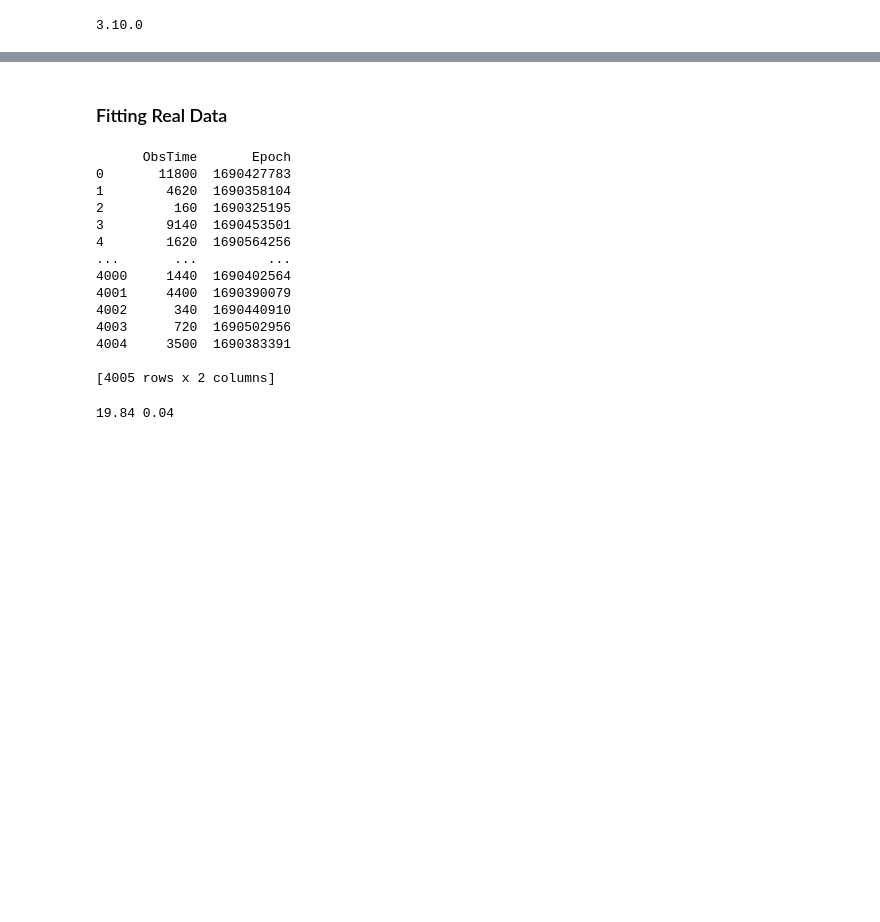
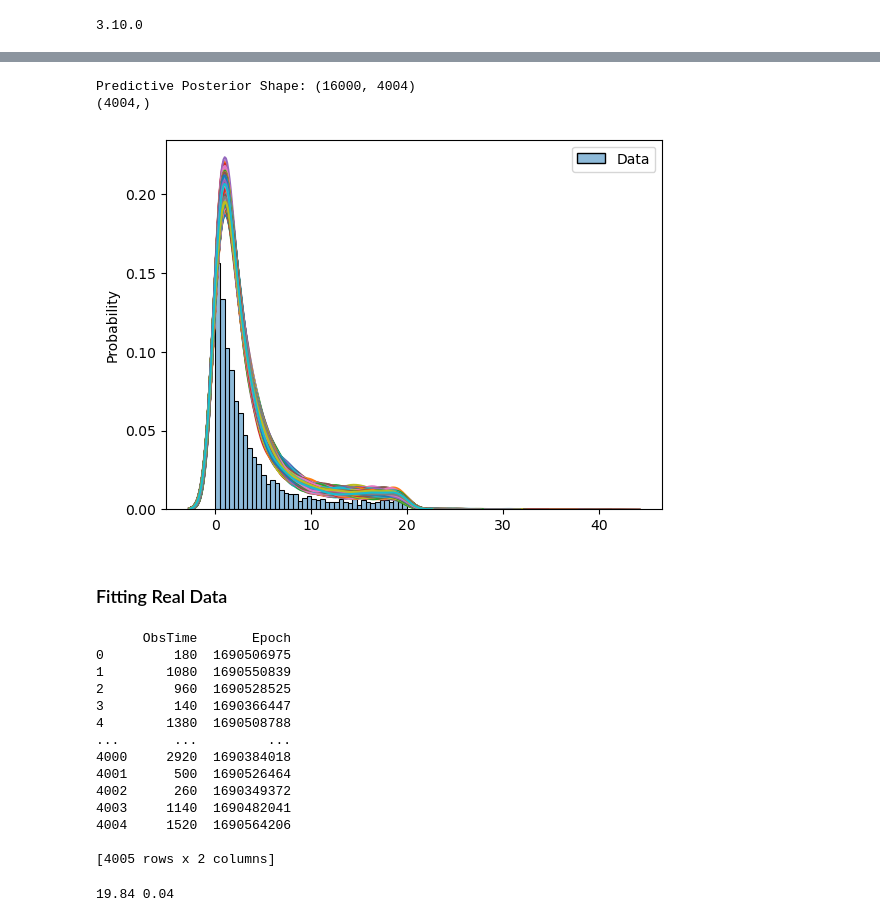
Before and after one commit to NightHydra/CognitiveModelingHomework, a Jupyter notebook: Project/muonPhysics.ipynb, the cells around one changed output, grey strips where cells are left out. Saved outputs shown, nothing was run; the diff lists cells and outputs as text; code cells hidden in the pictures; blank space fills up the shorter version.

```diff
--- a/Project/muonPhysics.ipynb
+++ b/Project/muonPhysics.ipynb
@@ -200,3 +176,26 @@ Text(0.5, 0, 'Estimated Decay Times ($\\mu s$)')
+# %%
+# Predictive Posterior
+pred_tau = 1/fit["lambda"][0]
+pred_w = fit["w"][0]
+
+pred_posterior = []
+
+for i in range(pred_tau.shape[0]):
+    pred_posterior.append(gen_data([pred_tau[i]], pred_w[i], 4004).astype(np.float64) * 10**(-3))
+
+pred_posterior = np.array(pred_posterior)
+print(f"Predictive Posterior Shape: {pred_posterior.shape}")
+
+# ax = sns.histplot({'Data': tau_distribution_synth}, kde=True, stat='probability')
+ax = sns.histplot({'Data': synth_data}, stat='probability')
+print(pred_posterior[0].shape)
+for i in range(pred_posterior.shape[0]):
+    sns.kdeplot(pred_posterior[i])
+# ax.axvline(pred_posterior, color='blue', linestyle='dotted', lw=4)
+# %% [output]
+Predictive Posterior Shape: (16000, 4004)
+(4004,)
+[figure, added]
 # %% [markdown]
 ### Fitting Real Data
 # %%
@@ -204,20 +203,20 @@ Text(0.5, 0, 'Estimated Decay Times ($\\mu s$)')
 data = pd.read_csv("Data/sifted.csv", delimiter=';')
 data = data.sample(frac=1).reset_index(drop=True)
 print(data)
-tau_experimental = data["ObsTime"].astype(np.float64) * 10**(-3) # Separate the decay times and convert them from nanoseconds to microseconds
+tau_experimental = np.array(data["ObsTime"].astype(np.float64) * 10**(-3)) # Separate the decay times and convert them from nanoseconds to microseconds
 # %% [output]
       ObsTime       Epoch
-0       11800  1690427783
-1        4620  1690358104
-2         160  1690325195
-3        9140  1690453501
-4        1620  1690564256
+0         180  1690506975
+1        1080  1690550839
+2         960  1690528525
+3         140  1690366447
+4        1380  1690508788
 ...       ...         ...
-4000     1440  1690402564
-4001     4400  1690390079
-4002      340  1690440910
-4003      720  1690502956
-4004     3500  1690383391
+4000     2920  1690384018
+4001      500  1690526464
+4002      260  1690349372
+4003     1140  1690482041
+4004     1520  1690564206
 
 [4005 rows x 2 columns]
 # %%
```
Also changed, not shown: parts of 10 cells of this notebook.
